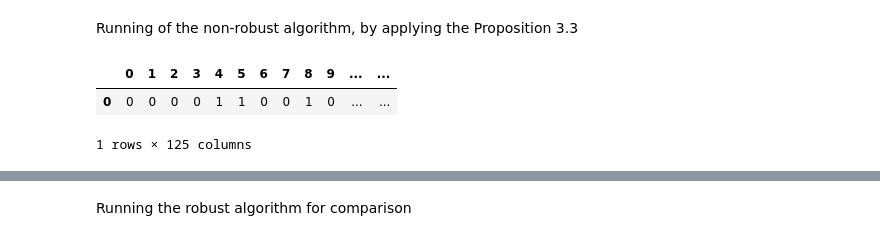
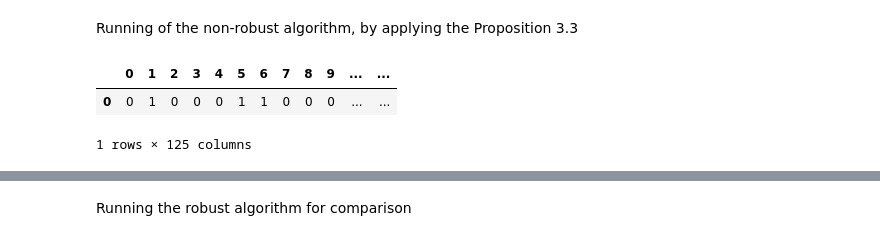
Before and after one commit to CecileDecker/Q_learning, a Jupyter notebook: Pub_StockInvesting.ipynb, the cells around one changed output, grey strips where cells are left out. Drawn from its saved outputs; the diff is of its cells as text; code cells hidden in the pictures.

```diff
--- a/Pub_StockInvesting.ipynb
+++ b/Pub_StockInvesting.ipynb
@@ -206,17 +205,17 @@ Construction of the worst case probability
 # %%
 p_list_worse = []
 for i in range(len(X)):
-    #eps  = 1e-8
+    eps  = 1e-8
     #diff = 1e-2
     p1_d, p1_d0, p1_0, p1_u0, p1_u = p1_list[i]
     p2_d, p2_d0, p2_0, p2_u0, p2_u = p2_list[i]
     p3_d, p3_d0, p3_0, p3_u0, p3_u = p3_list[i]
 
     p_d_raw  = max(0, p1_d, p2_d, p3_d)
-    p_d0_raw = max(0, (p1_d+p1_d0-p_d), (p2_d+p2_d0-p_d), (p3_d+p3_d0-p_d))
-    p_0_raw  = max(0, (p1_d+p1_d0+p1_0-p_d-p_d0), (p2_d+p2_d0+p2_0-p_d-p_d0), (p3_d+p3_d0+p3_0-p_d-p_d0))
-    p_u0_raw = max(0, (p1_d+p1_d0+p1_0+p1_u0-p_d-p_d0-p_0), (p2_d+p2_d0+p2_0+p2_u0-p_d-p_d0-p_0), (p3_d+p3_d0+p3_0+p3_u0-p_d-p_d0-p_0))
-    p_u_raw  = max(0, (p1_d+p1_d0+p1_0+p1_u0+p1_u-p_d-p_d0-p_0-p_u0), (p2_d+p2_d0+p2_0+p2_u0+p2_u-p_d-p_d0-p_0-p_u0), (p3_d+p3_d0+p3_0+p3_u0+p3_u-p_d-p_d0-p_0-p_u0))
+    p_d0_raw = max(0, (p1_d+p1_d0-p_d_raw), (p2_d+p2_d0-p_d_raw), (p3_d+p3_d0-p_d_raw))
+    p_0_raw  = max(0, (p1_d+p1_d0+p1_0-p_d_raw-p_d0_raw), (p2_d+p2_d0+p2_0-p_d_raw-p_d0_raw), (p3_d+p3_d0+p3_0-p_d_raw-p_d0_raw))
+    p_u0_raw = max(0, (p1_d+p1_d0+p1_0+p1_u0-p_d_raw-p_d0_raw-p_0_raw), (p2_d+p2_d0+p2_0+p2_u0-p_d_raw-p_d0_raw-p_0_raw), (p3_d+p3_d0+p3_0+p3_u0-p_d_raw-p_d0_raw-p_0_raw))
+    p_u_raw  = max(0, (p1_d+p1_d0+p1_0+p1_u0+p1_u-p_d_raw-p_d0_raw-p_0_raw-p_u0_raw), (p2_d+p2_d0+p2_0+p2_u0+p2_u-p_d_raw-p_d0_raw-p_0_raw-p_u0_raw), (p3_d+p3_d0+p3_0+p3_u0+p3_u-p_d_raw-p_d0_raw-p_0_raw-p_u0_raw))
     #p_d_raw  = max(p1_d, p2_d, p3_d) + diff
     #p_d0_raw = max(p1_d0, p2_d0, p3_d0) + diff
     #p_u0_raw = min(p1_u0, p2_u0, p3_u0) - diff
@@ -232,0 +230,25 @@ for i in range(len(X)):
+# %%
+p_list_worse_2 = []
+for i in range(len(X)):
+    eps  = 1e-8
+    #diff = 1e-2
+    p1_d, p1_d0, p1_0, p1_u0, p1_u = p1_list[i]
+    p2_d, p2_d0, p2_0, p2_u0, p2_u = p2_list[i]
+    p3_d, p3_d0, p3_0, p3_u0, p3_u = p3_list[i]
+
+    p_u_raw  = min(p1_u, p2_u, p3_u)
+    p_u0_raw = min((p1_u+p1_u0), (p2_u+p2_u0), (p3_u+p3_u0)) - p_u_raw
+    p_0_raw  = min((p1_u+p1_u0+p1_0), (p2_u+p2_u0+p2_0), (p3_u+p3_u0+p3_0)) - p_u_raw - p_u0_raw
+    p_d0_raw = min((p1_u+p1_u0+p1_0+p1_d0), (p2_u+p2_u0+p2_0+p2_d0), (p3_u+p3_u0+p3_0+p3_d0)) - p_u_raw - p_u0_raw - p_0_raw
+    p_d_raw  = min((p1_u+p1_u0+p1_0+p1_d0+p1_d), (p2_u+p2_u0+p2_0+p2_d0+p2_d), (p3_u+p3_u0+p3_0+p3_d0+p3_d)) - p_u_raw - p_u0_raw - p_0_raw - p_d0_raw
+    #p_d_raw  = max(p1_d, p2_d, p3_d) + diff
+    #p_d0_raw = max(p1_d0, p2_d0, p3_d0) + diff
+    #p_u0_raw = min(p1_u0, p2_u0, p3_u0) - diff
+    #p_u_raw  = min(p1_u, p2_u, p3_u) - diff
+    #p_0_raw  = 1 - (p_d_raw + p_d0_raw + p_u0_raw + p_u_raw)
+    p_u  = (eps/5 + p_u_raw) / (p_u_raw + p_d_raw + p_u0_raw + p_d0_raw + p_0_raw + eps)
+    p_d  = (eps/5 + p_d_raw) / (p_u_raw + p_d_raw + p_u0_raw + p_d0_raw + p_0_raw + eps)
+    p_u0 = (eps/5 + p_u0_raw) / (p_u_raw + p_d_raw + p_u0_raw + p_d0_raw + p_0_raw + eps)
+    p_d0 = (eps/5 + p_d0_raw) / (p_u_raw + p_d_raw + p_u0_raw + p_d0_raw + p_0_raw + eps)
+    p_0  = (eps/5 + p_0_raw) / (p_u_raw + p_d_raw + p_u0_raw + p_d0_raw + p_0_raw + eps)
+    p_list_worse_2.append([p_d, p_d0, p_0, p_u0, p_u])
@@ -295,17 +369,17 @@ def P_worse(x,a):
 Running of the non-robust algorithm, by applying the Proposition 3.3
 # %%
 Nr_iter = 1_000_000
-Q_0_, V = q_learning(X, A, r, P_worse, alpha, x_0, eps_greedy, Nr_iter, gamma_t_tilde = lambda t: 1/(t+1), Q_0 = 2*np.ones([len(X),len(A)]))#q_learning(X, A, r, MU_tilde, alpha, x_0, eps_greedy, Nr_iter, gamma_t_tilde = lambda t: 1/(t+1), Q_0 = np.ones([len(X),len(A)]))
+Q_0_1, V = q_learning(X, A, r, P_worse, alpha, x_0, eps_greedy, Nr_iter, gamma_t_tilde = lambda t: 1/(t+1), Q_0 = 2*np.ones([len(X),len(A)]))#q_learning(X, A, r, MU_tilde, alpha, x_0, eps_greedy, Nr_iter, gamma_t_tilde = lambda t: 1/(t+1), Q_0 = np.ones([len(X),len(A)]))
 # %%
 # Get the result of the Q-Learning algorithm,
 # Get the optimal results for each x in X
 def a_opt(t, Q_opt):
     return A[np.argmax(Q_opt[x_index(t),:])]
 # %%
-df = pd.DataFrame(np.array([[a_opt(x, Q_0_) for x in X]]))
+df1 = pd.DataFrame(np.array([[a_opt(x, Q_0_1) for x in X]]))
 #df.columns = ['-2', '-1', '0', '1', '2']
-df
+df1
 # %% [output]
 |  | 0 | 1 | 2 | 3 | 4 | 5 | 6 | 7 | 8 | 9 | ... | ... |
-| 0 | 0 | 0 | 0 | 0 | 1 | 1 | 0 | 0 | 1 | 0 | ... | ... |
+| 0 | 0 | 1 | 0 | 0 | 0 | 1 | 1 | 0 | 0 | 0 | ... | ... |
 1 rows × 125 columns
```
Also changed, not shown: parts of 13 cells of this notebook.
